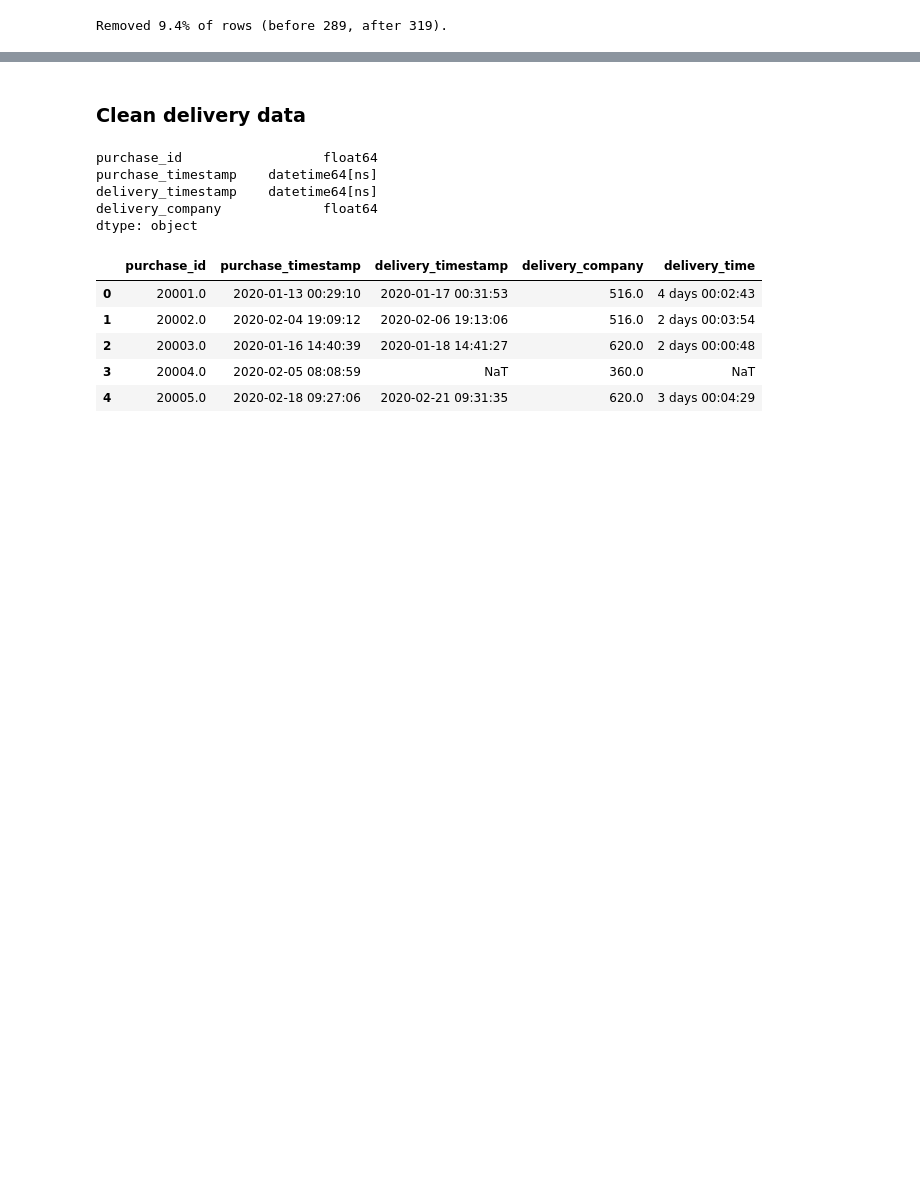
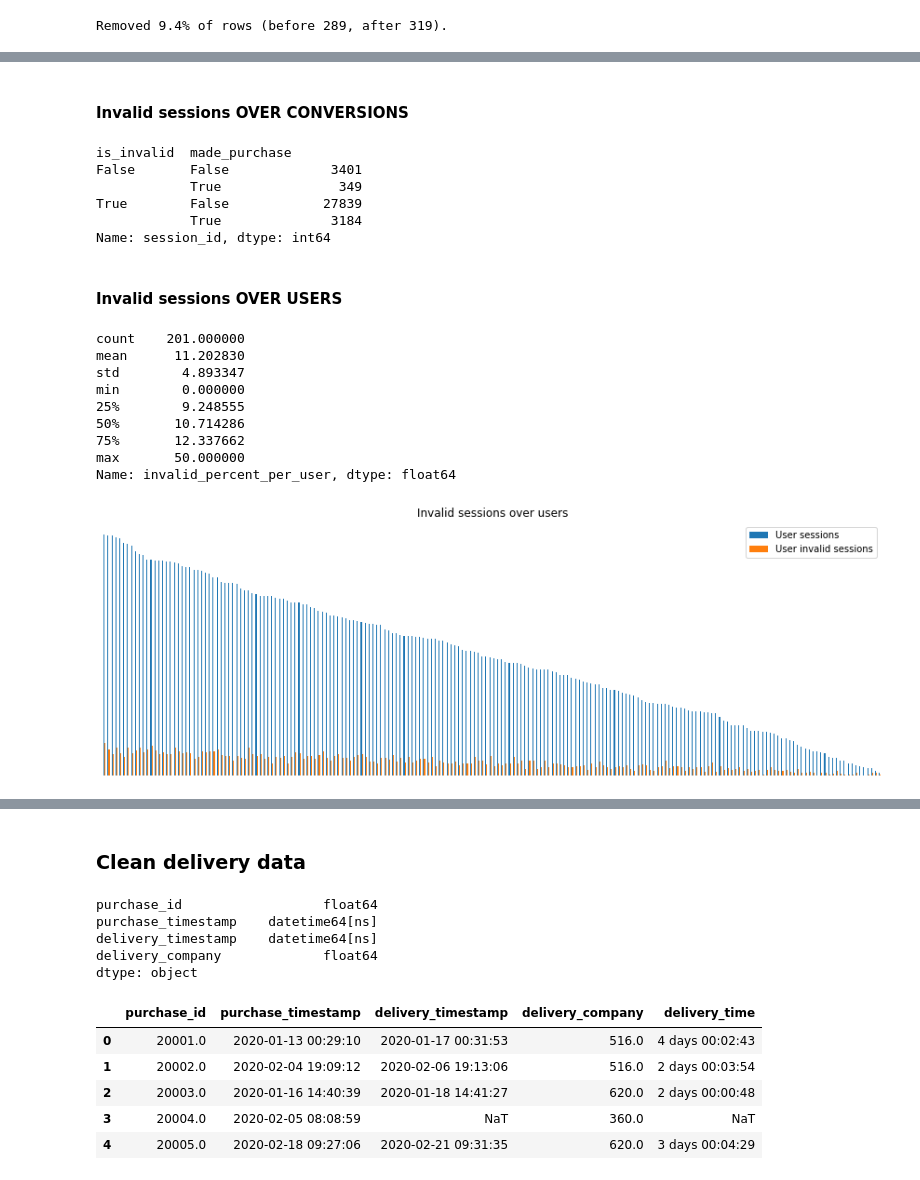
Before and after one commit to matkob/eshoppping, a Jupyter notebook: exploration.ipynb, the cells around one changed output, grey strips where cells are left out. Drawn from its saved outputs; the diff is of its cells as text; code cells hidden in the pictures; blank space fills up the shorter version.

```diff
--- a/exploration.ipynb
+++ b/exploration.ipynb
@@ -84,6 +103,6 @@ dtype: object
 # %%
 # Filter invalid prices: out of range (0.01, 100 000)
-products = products[(products['price']>0) & (products['price']<100000)]
+products = products[invalid_prices_filter]
 print('Removed {:.1f}% of rows (before {}, after {}).'.format(
     100-100*len(products)/len(raw_products), len(products), len(raw_products)))
 # %% [output]
@@ -100,0 +138,41 @@ products.head()
+# %% [markdown]
+#### Invalid sessions OVER CONVERSIONS
+# %%
+invalid_session_cond = sessions['product_id'].isin(products['product_id'].unique())
+sessions['is_invalid'] = sessions['product_id'].isin(products['product_id'].unique())
+
+sessions.groupby(['is_invalid', 'made_purchase']).session_id.count()
+# %% [output]
+is_invalid  made_purchase
+False       False             3401
+            True               349
+True        False            27839
+            True              3184
+Name: session_id, dtype: int64
+# %% [markdown]
+#### Invalid sessions OVER USERS
+# %%
+plt = pd.concat([
+    sessions['user_id'].value_counts().rename('User sessions'),
+    sessions[~invalid_session_cond]['user_id'].value_counts().rename('User invalid sessions')
+          ], axis=1).fillna(value=0).sort_values(by='User sessions', ascending=False)\
+    .plot(kind='bar', title='Invalid sessions over users', figsize=(15,5), xticks=None).axis('off')
+
+
+df = pd.concat([
+    sessions['user_id'].value_counts(dropna=False).rename('User sessions'),
+    sessions[~invalid_session_cond]['user_id'].value_counts(dropna=False).rename('User invalid sessions')
+          ], axis=1).fillna(value=0).sort_values(by='User sessions', ascending=False)
+df['invalid_percent_per_user'] = df.apply(lambda r: 100*r['User invalid sessions']/r['User sessions'], axis=1)
+df['invalid_percent_per_user'].describe()
+# %% [output]
+count    201.000000
+mean      11.202830
+std        4.893347
+min        0.000000
+25%        9.248555
+50%       10.714286
+75%       12.337662
+max       50.000000
+Name: invalid_percent_per_user, dtype: float64
+[figure, added]
```
Also changed, not shown: parts of 18 cells of this notebook, 1 other file.
